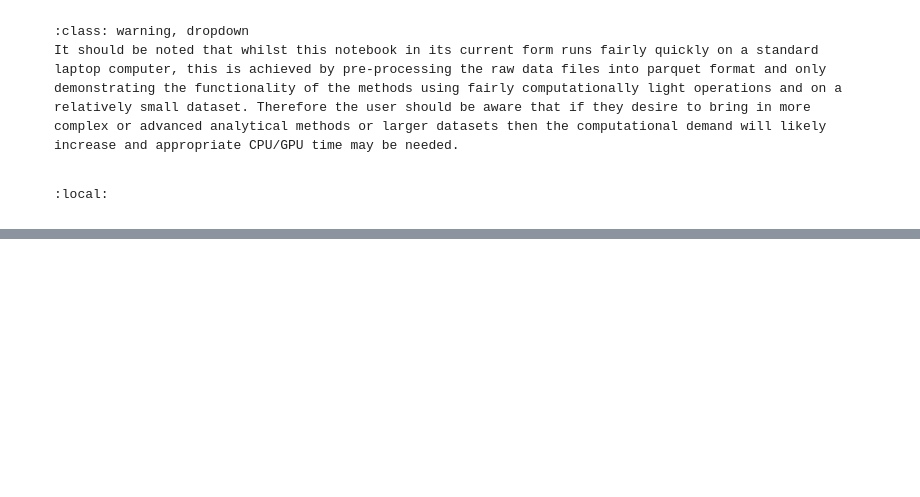
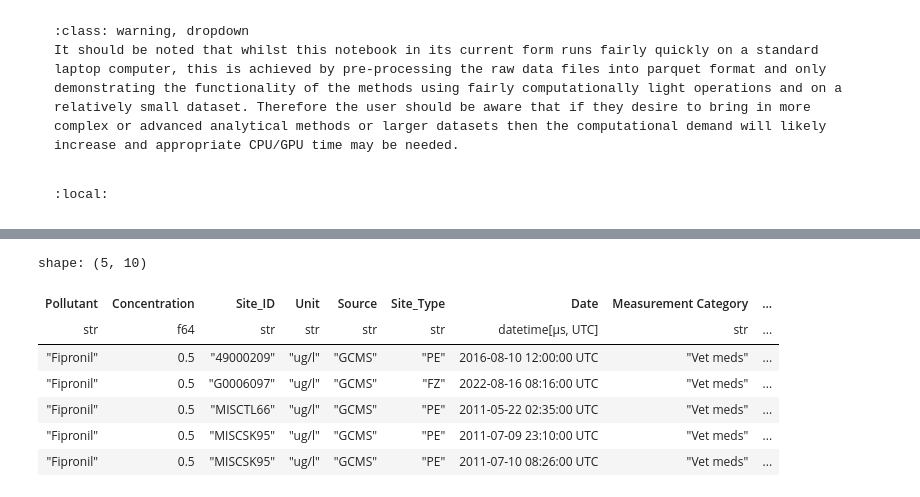
Before and after one commit to NERC-CEH/ds-toolbox-notebook-EEX-placebased-exposure, a Jupyter notebook: EEX-placebased-exposure.ipynb, the cells around one changed output, grey strips where cells are left out. Saved outputs shown, nothing was run; the diff lists cells and outputs as text; code cells hidden in the pictures; blank space fills up the shorter version.

```diff
--- a/EEX-placebased-exposure.ipynb
+++ b/EEX-placebased-exposure.ipynb
@@ -84,0 +139,11 @@ Sites_info_gdf = gpd.read_parquet(data_path + "Sites_info_gdf.parquet")
+# %%
+all_data.filter(pl.col('Measurement Category') == 'Vet meds').head()
+# %% [output]
+shape: (5, 10)
+| Pollutant | Concentration | Site_ID | Unit | Source | Site_Type | Date | Measurement Category | ... |
+| str | f64 | str | str | str | str | datetime[μs, UTC] | str | ... |
+| "Fipronil" | 0.5 | "49000209" | "ug/l" | "GCMS" | "PE" | 2016-08-10 12:00:00 UTC | "Vet meds" | ... |
+| "Fipronil" | 0.5 | "G0006097" | "ug/l" | "GCMS" | "FZ" | 2022-08-16 08:16:00 UTC | "Vet meds" | ... |
+| "Fipronil" | 0.5 | "MISCTL66" | "ug/l" | "GCMS" | "PE" | 2011-05-22 02:35:00 UTC | "Vet meds" | ... |
+| "Fipronil" | 0.5 | "MISCSK95" | "ug/l" | "GCMS" | "PE" | 2011-07-09 23:10:00 UTC | "Vet meds" | ... |
+| "Fipronil" | 0.5 | "MISCSK95" | "ug/l" | "GCMS" | "PE" | 2011-07-10 08:26:00 UTC | "Vet meds" | ... |
```
Also changed, not shown: parts of 10 cells of this notebook.
